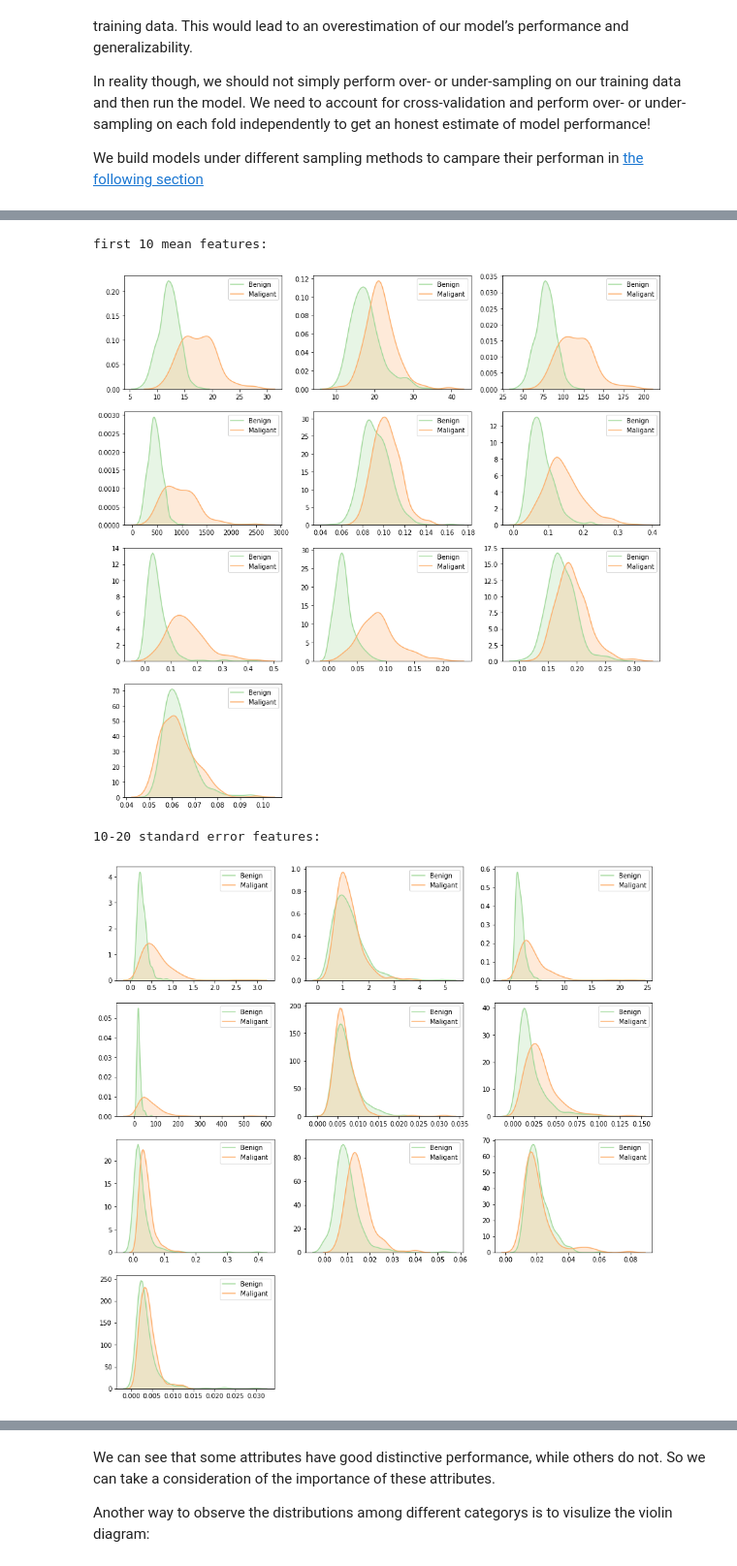
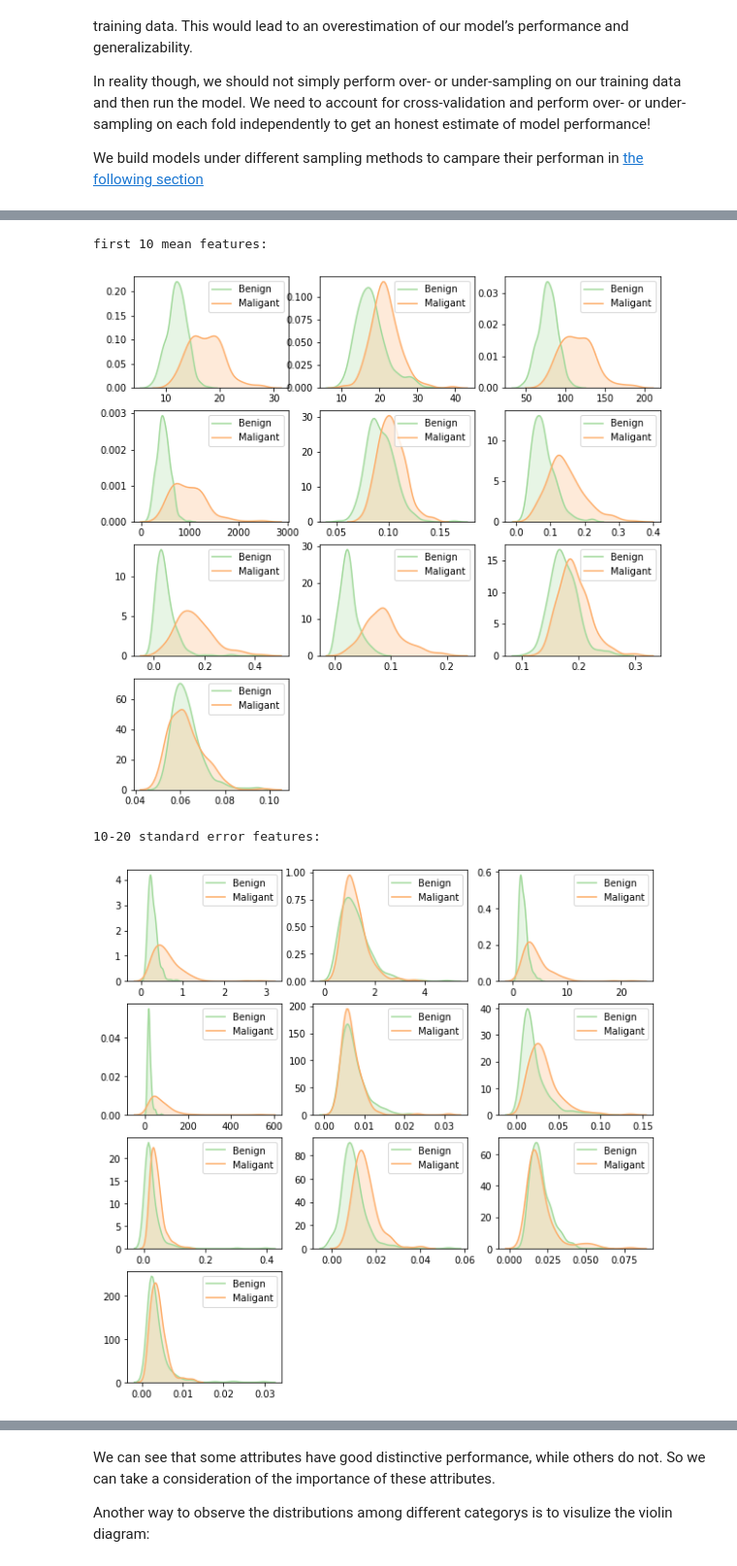
Before and after one commit to LEOch007/BreastCancer-Diagnosis, a Jupyter notebook: BC-Diagnosis.ipynb, the cells around one changed output, grey strips where cells are left out. Shown: that part at 97% size. Drawn from its saved outputs; the diff is of its cells as text; code cells hidden in the pictures.

```diff
--- a/BC-Diagnosis.ipynb
+++ b/BC-Diagnosis.ipynb
@@ -91,23 +92,0 @@ To see the distribution of feature values and the distribution in two different
-# %%
-# the attributes distributions
-# 3*4 to present 10 mean features
-print('first 10 mean features:')
-for i in range(2,12):
-    plt.subplot(4,3,i-1)
-    plt.hist(data.iloc[:,i],color=cmap([2]))
-    plt.title(data.columns[i])
-plt.show()
-# 3*4 to present 10 standard error features
-print('10-20 standard error features:')
-for i in range(12,22):
-    plt.subplot(4,3,i-11)
-    plt.hist(data.iloc[:,i],color=cmap([10]))
-    plt.title(data.columns[i])
-plt.show()
-# 3*4 to present 10 worst features
-print('last 10 worst features:')
-for i in range(22,32):
-    plt.subplot(4,3,i-21)
-    plt.hist(data.iloc[:,i],color=cmap([18]))
-    plt.title(data.columns[i])
-plt.show()
@@ -125,7 +95,7 @@ If we take a look at the attribute distributions in different class (i.e., benig
 import seaborn as sns
 # 3*4 to present 10 mean features
 print('first 10 mean features:')
-plt.figure(figsize=(15,15))
+plt.figure(figsize=(10,10))
 for i in range(2,12):
     plt.subplot(4,3,i-1)
     sns.kdeplot(data[data['diagnosis']=='B'].iloc[:,i],shade=True,label='Benign',color=cmap(np.array([10]))[0])
@@ -133,19 +103,19 @@ for i in range(2,12):
 plt.show()
 # %% [output]
 first 10 mean features:
-[figure, old version]
+[figure, new version]
 # %%
 # 3*4 to present 10 standard error features
 print('10-20 standard error features:')
-plt.figure(figsize=(15,15))
+plt.figure(figsize=(10,10))
 for i in range(12,22):
     plt.subplot(4,3,i-11)
     sns.kdeplot(data[data['diagnosis']=='B'].iloc[:,i],shade=True,label='Benign',color=cmap(np.array([10]))[0])
     sns.kdeplot(data[data['diagnosis']=='M'].iloc[:,i],shade=True,label='Maligant',color=cmap(np.array([6]))[0])
 plt.show()
 # %% [output]
 10-20 standard error features:
-[figure, old version]
+[figure, new version]
 # %%
 # 3*4 to present 10 worst features
 print('last 10 worst features:')
```
Also changed, not shown: parts of 4 cells of this notebook.
